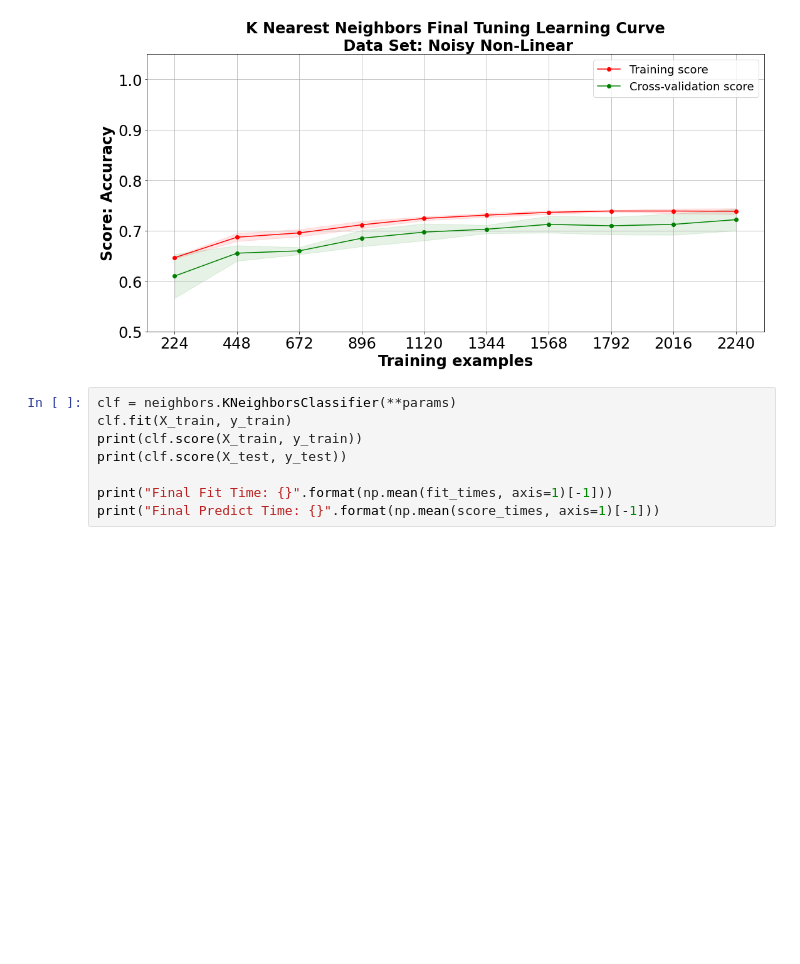
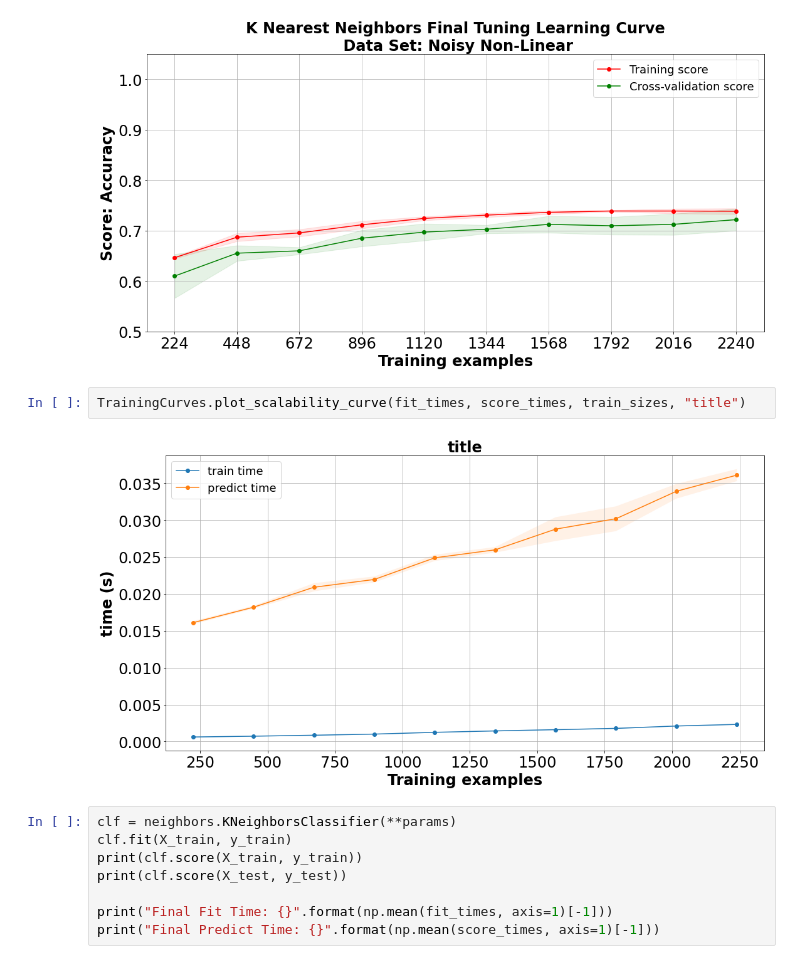
Before and after one commit to Inquisitive-ME/SupervisedLearning_Project_Code, a Jupyter notebook: KNN/generated_noisy_nonlinear_knn_analysis.ipynb, the cells around one changed output. Drawn from its saved outputs; the diff is of its cells as text; blank space fills up the shorter version.

```diff
--- a/KNN/generated_noisy_nonlinear_knn_analysis.ipynb
+++ b/KNN/generated_noisy_nonlinear_knn_analysis.ipynb
@@ -135,6 +135,10 @@ ylim=(0.5, 1.05)
 TrainingCurves.plot_learning_curve(train_scores, test_scores, train_sizes, final_title, ylim=ylim)
 # %% [output]
 [figure]
+# %%
+TrainingCurves.plot_scalability_curve(fit_times, score_times, train_sizes, "title")
+# %% [output]
+[figure, added]
 # %%
 clf = neighbors.KNeighborsClassifier(**params)
 clf.fit(X_train, y_train)
```
